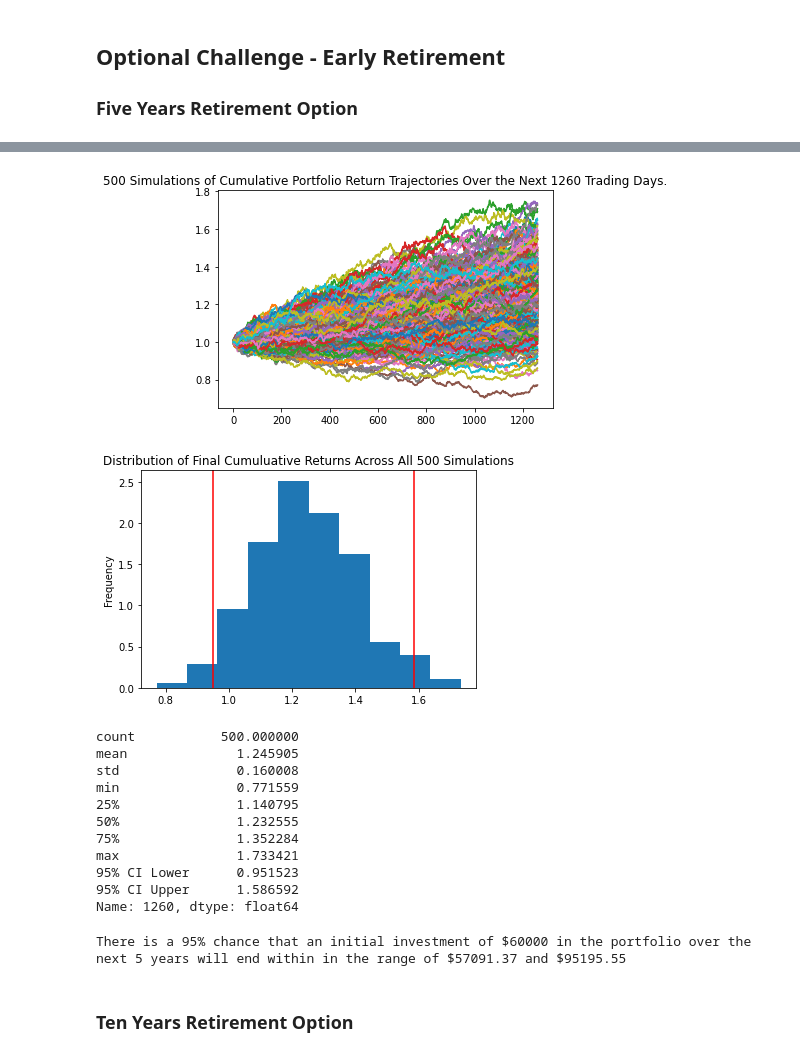
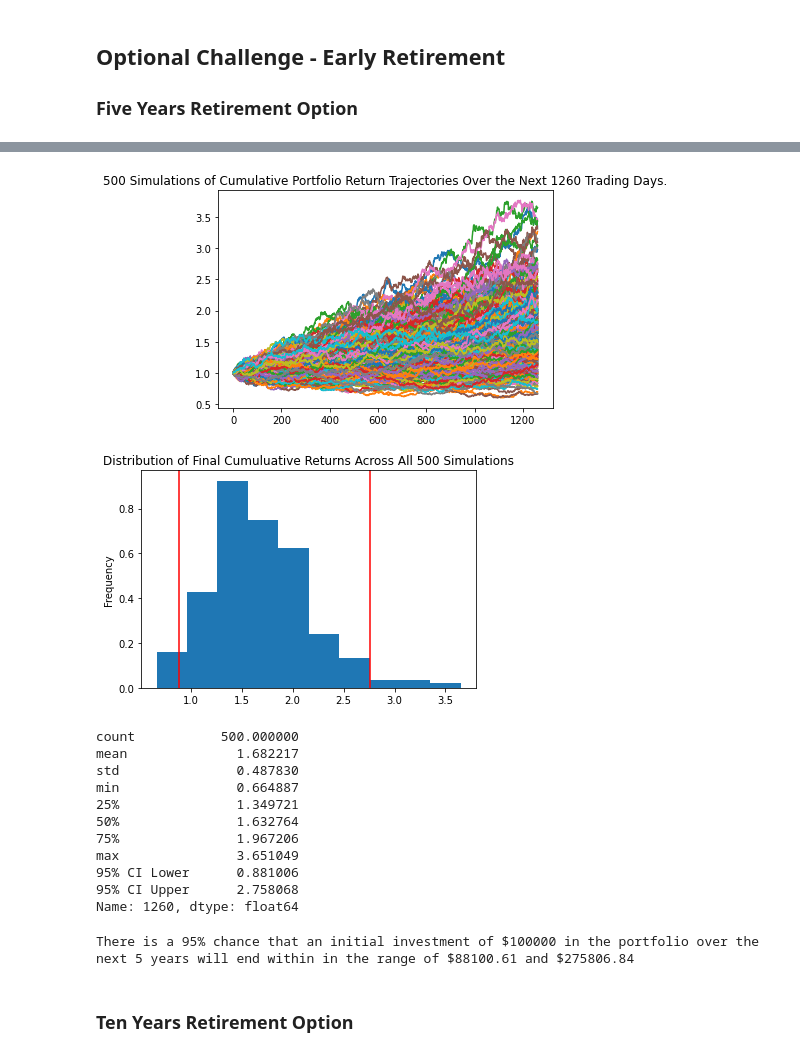
Before and after one commit to Avrpatel/MonteCarlo-Simulations, a Jupyter notebook: Starter_Code/financial-planner.ipynb, the cells around one changed output, grey strips where cells are left out. Saved outputs shown, nothing was run; the diff lists cells and outputs as text; code cells hidden in the pictures.

```diff
--- a/Starter_Code/financial-planner.ipynb
+++ b/Starter_Code/financial-planner.ipynb
@@ -180,7 +186,13 @@ end_date = pd.Timestamp('2021-05-01', tz='America/New_York').isoformat()
 # %%
 # Get 5 years' worth of historical data for SPY and AGG
 # (use a limit=1000 parameter to call the most recent 1000 days of data)
-# YOUR CODE HERE!
+
+df_stock_data = api.get_barset(
+    tickers,
+    timeframe,
+    start = start_date,
+    end = end_date,
+    limit=1000).df
 
 # Display sample data
 df_stock_data.head()
@@ -307,4 +337,12 @@ There is a 95% chance that an initial investment of $30000.0 in the portfolio ov
 
 
 ### Five Years Retirement Option
+# %%
+# Configuring a Monte Carlo simulation to forecast 5 years cumulative returns
+MC_Stock_5yr = MCSimulation(
+    portfolio_data= df_stock_data,
+    weights = [.40, .60],
+    num_simulation= 500,
+    num_trading_days=252 * 5
+)
 # %%
@@ -347,43 +393,44 @@ Running Monte Carlo simulation number 490.
 # %%
 # Plot simulation outcomes
-# YOUR CODE HERE!
+stock_5yr_line_plot = MC_Stock_5yr.plot_simulation()
 # %% [output]
-[figure, old version]
+[figure, new version]
 # %%
 # Plot probability distribution and confidence intervals
-# YOUR CODE HERE!
+stock_5yr_dist_plot = MC_Stock_5yr.plot_distribution()
 # %% [output]
-[figure, old version]
+[figure, new version]
 # %%
 # Fetch summary statistics from the Monte Carlo simulation results
-# YOUR CODE HERE!
+stock_5yr_tbl = MC_Stock_5yr.summarize_cumulative_return()
 
 # Print summary statistics
-# YOUR CODE HERE!
+print(stock_5yr_tbl)
 # %% [output]
 count           500.000000
-mean              1.245905
-std               0.160008
-min               0.771559
-25%               1.140795
-50%               1.232555
-75%               1.352284
-max               1.733421
-95% CI Lower      0.951523
-95% CI Upper      1.586592
+mean              1.682217
+std               0.487830
+min               0.664887
+25%               1.349721
+50%               1.632764
+75%               1.967206
+max               3.651049
+95% CI Lower      0.881006
+95% CI Upper      2.758068
 Name: 1260, dtype: float64
 # %%
 # Set initial investment
-# YOUR CODE HERE!
+new_initial_investment_5yr = 100000
 
 # Use the lower and upper `95%` confidence intervals to calculate the range of the possible outcomes of our $60,000
-# YOUR CODE HERE!
+ci_lower_five = round(stock_5yr_tbl[8] * new_initial_investment_5yr, 2)
+ci_upper_five = round(stock_5yr_tbl[9] * new_initial_investment_5yr, 2)
 
 # Print results
-print(f"There is a 95% chance that an initial investment of ${initial_investment} in the portfolio"
+print(f"There is a 95% chance that an initial investment of ${new_initial_investment_5yr} in the portfolio"
       f" over the next 5 years will end within in the range of"
       f" ${ci_lower_five} and ${ci_upper_five}")
 # %% [output]
-There is a 95% chance that an initial investment of $60000 in the portfolio over the next 5 years will end within in the range of $57091.37 and $95195.55
+There is a 95% chance that an initial investment of $100000 in the portfolio over the next 5 years will end within in the range of $88100.61 and $275806.84
 # %% [markdown]
 ### Ten Years Retirement Option
```
Also changed, not shown: parts of 26 cells of this notebook.
